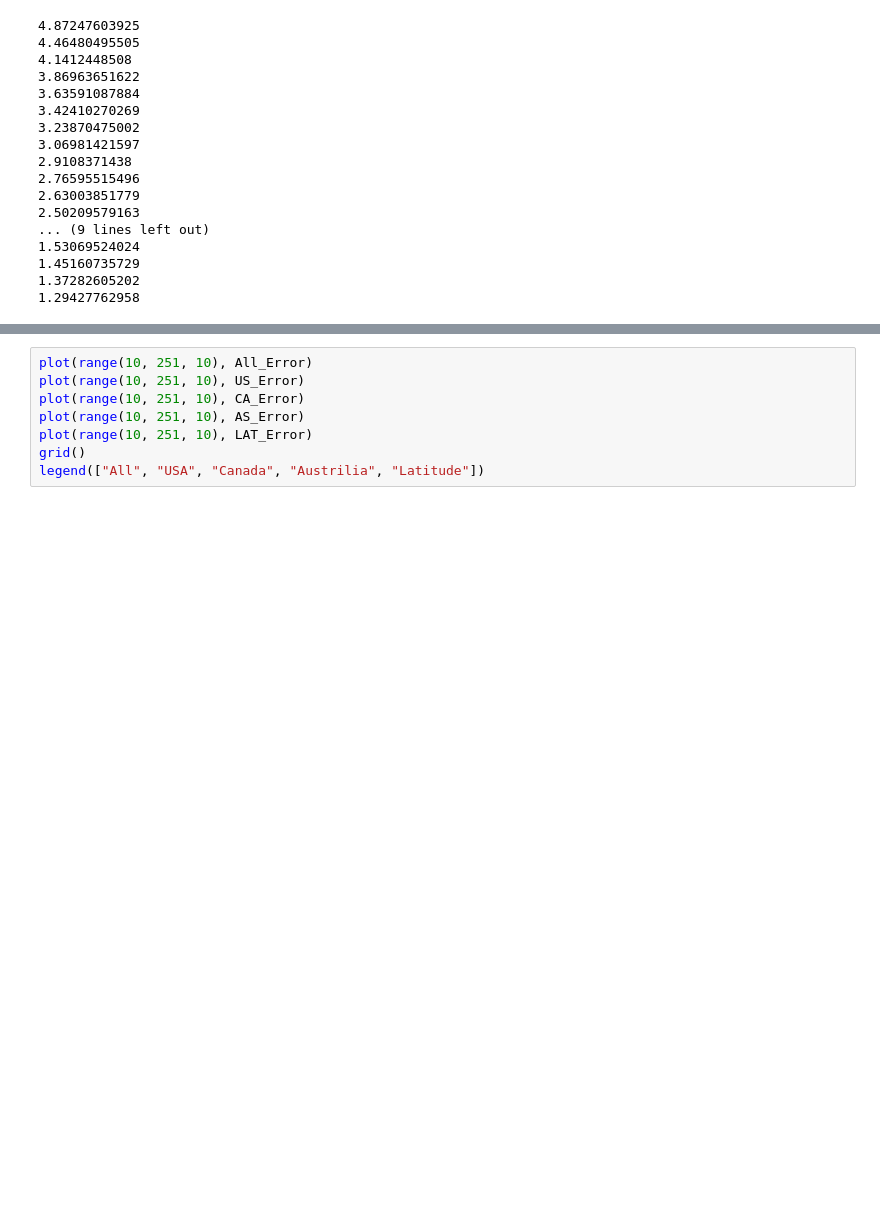
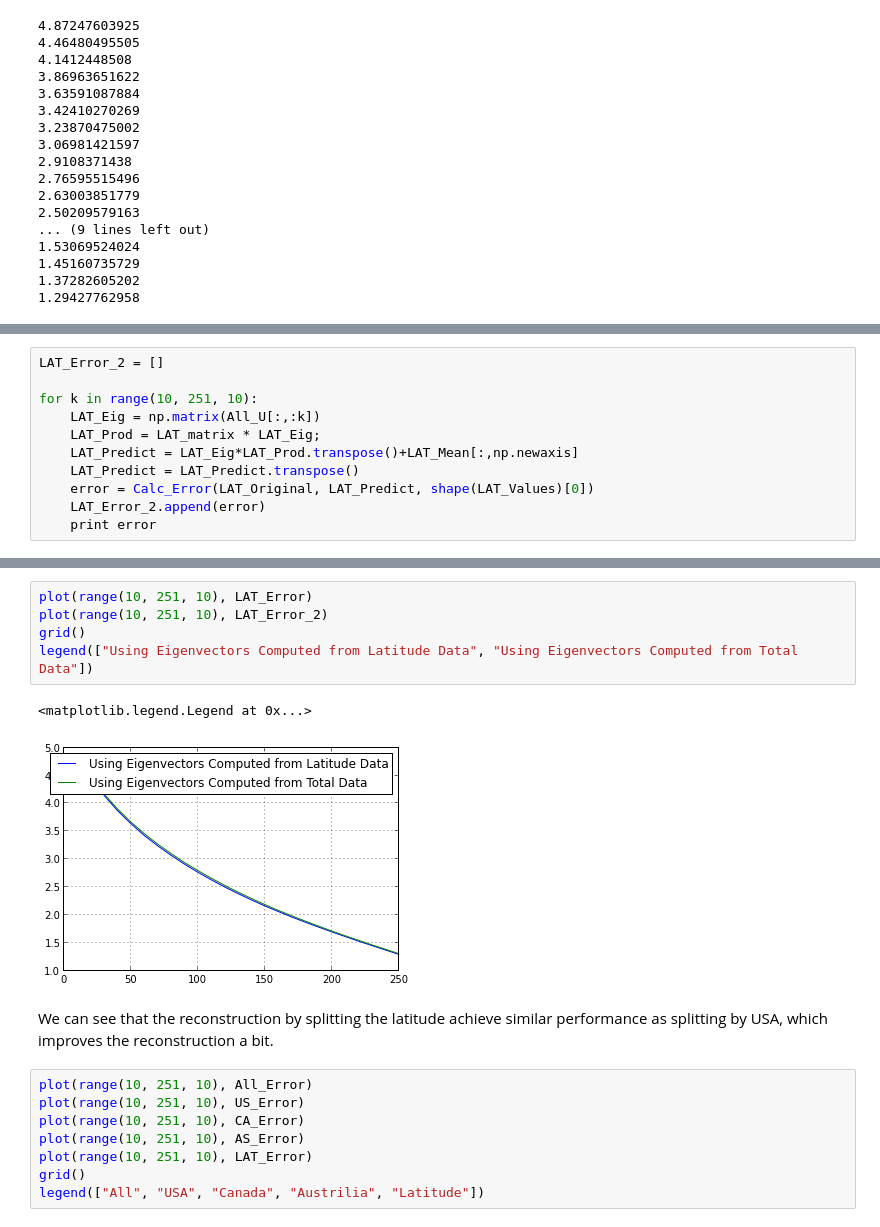
Before and after one commit to intermilan/UCSD_BigData, a Jupyter notebook: notebooks/weather/Weather Analysis.ipynb, the cells around one changed output, grey strips where cells are left out. Drawn from its saved outputs; the diff is of its cells as text; blank space fills up the shorter version.

```diff
--- a/notebooks/weather/Weather Analysis.ipynb
+++ b/notebooks/weather/Weather Analysis.ipynb
@@ -868,0 +969,11 @@ grid()
+# %%
+LAT_Error_2 = []
+
+for k in range(10, 251, 10):
+    LAT_Eig = np.matrix(All_U[:,:k])
+    LAT_Prod = LAT_matrix * LAT_Eig;
+    LAT_Predict = LAT_Eig*LAT_Prod.transpose()+LAT_Mean[:,np.newaxis]
+    LAT_Predict = LAT_Predict.transpose()
+    error = Calc_Error(LAT_Original, LAT_Predict, shape(LAT_Values)[0])
+    LAT_Error_2.append(error)
+    print error
@@ -869,3 +998,13 @@ grid()
+# %%
+plot(range(10, 251, 10), LAT_Error)
+plot(range(10, 251, 10), LAT_Error_2)
+grid()
+legend(["Using Eigenvectors Computed from Latitude Data", "Using Eigenvectors Computed from Total Data"])
+# %% [output]
+<matplotlib.legend.Legend at 0x...>
+[figure, added]
+# %% [markdown]
+We can see that the reconstruction by splitting the latitude achieve similar performance as splitting by USA, which improves the reconstruction a bit.
 # %%
 plot(range(10, 251, 10), All_Error)
 plot(range(10, 251, 10), US_Error)
```
Also changed, not shown: parts of 43 cells of this notebook, 1 other file.
